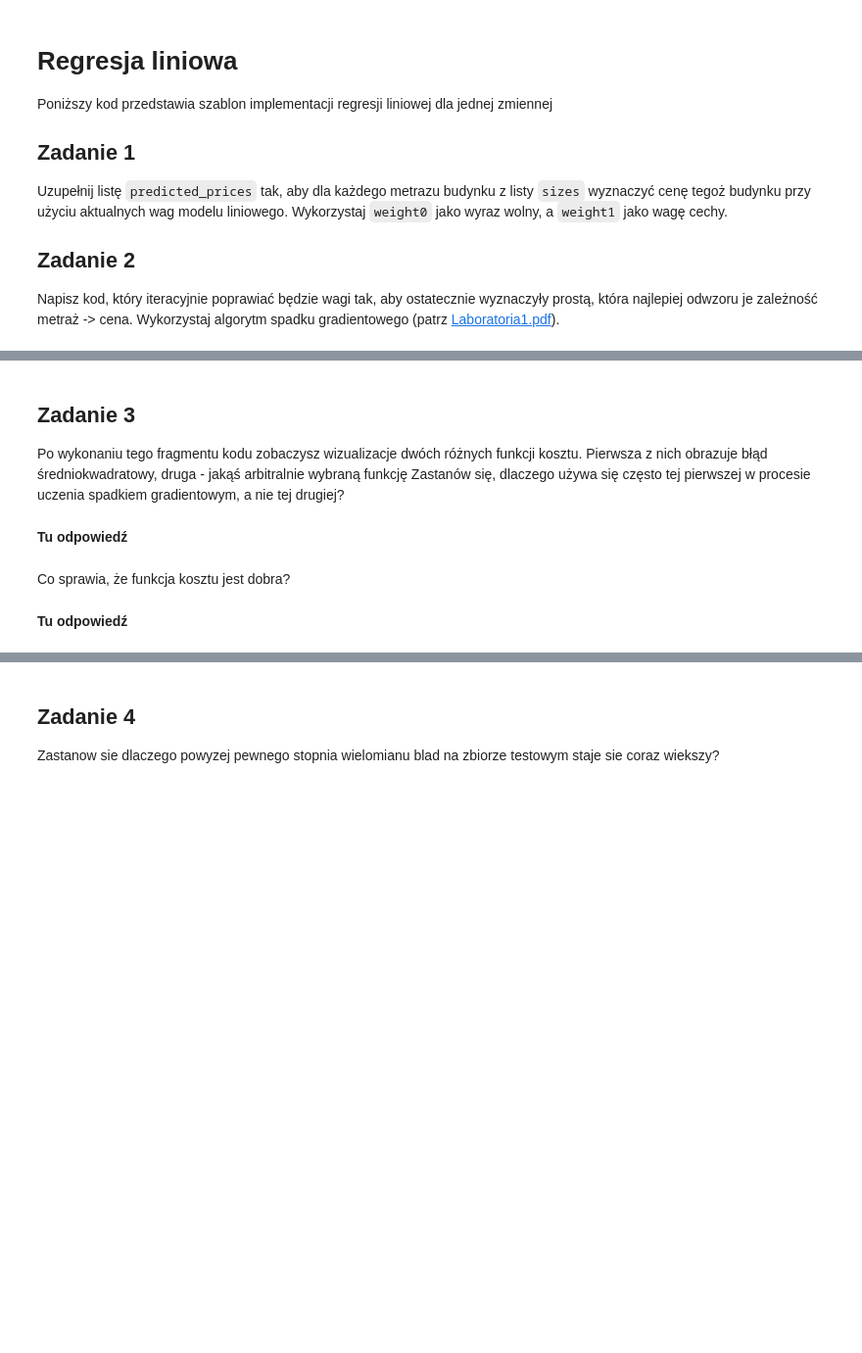
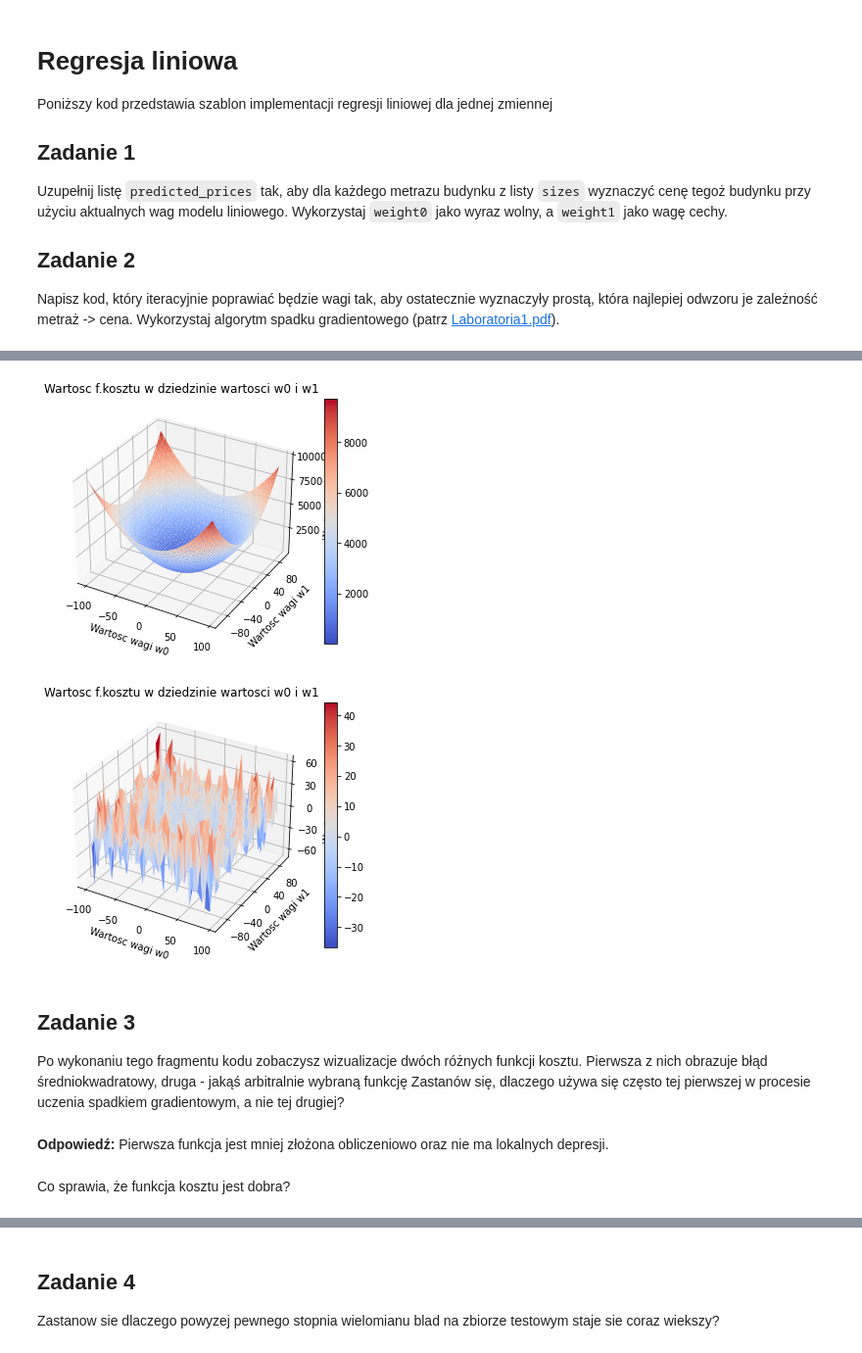
Before and after one commit to Mimikkk/__si-2021, a Jupyter notebook: src/lab1.ipynb, the cells around one changed output, grey strips where cells are left out. Shown: that part at 98% size. Drawn from its saved outputs; the diff is of its cells as text; code cells hidden in the pictures; blank space fills up the shorter version.

```diff
--- a/src/lab1.ipynb
+++ b/src/lab1.ipynb
@@ -38,37 +68,41 @@ print("Wyznaczone wartości wag -> w0:", weight0, "w1:", weight1)
 # %%
 from utils import visualize_cost_function
 import numpy as np
 
-def loss_function(sizes, prices, weight0, weight1):
-    predictions = [weight0 + weight1*sizes[i] for i in range(len(prices))]
-    return sum([(predictions[i] - prices[i])**2 for i in range(len(prices))])/(2*len(prices))
+def loss_function(sizes, prices, w0, w1):
+  predictions = [w0 + w1 * sizes[i] for i in range(len(prices))]
+  return sum([(predictions[i] - prices[i]) ** 2 for i in range(len(prices))]) / (2 * len(prices))
 
 
-def loss_function2(sizes, prices, weight0, weight1):
-    predictions = [weight0 + weight1*sizes[i] for i in range(len(prices))]
-    return sum([(np.sin(predictions[i]/prices[i]**2) * (predictions[i]*prices[i]**3)) for i in range(len(prices))])/(2*len(prices))
+def loss_function2(sizes, prices, w0, w1):
+  predictions = [w0 + w1 * sizes[i] for i in range(len(prices))]
+  return sum(
+    [(np.sin(predictions[i] / prices[i] ** 2) * (predictions[i] * prices[i] ** 3)) for i in range(len(prices))]) / (
+             2 * len(prices))
 
 
 #Poniższy kod wyznacza wartości funkcji kosztu w dziedzinie wartości atrybutów w0 i w1
 w0_values = np.arange(-10, 10, 0.5)
 w1_values = np.arange(-10, 10, 0.5)
 
 sizes_transformed = ((sizes - np.mean(sizes)) / np.std(sizes)).reshape(-1)
 prices_transformed = ((prices - np.mean(prices)) / np.std(prices)).reshape(-1)
 
 w0_values = np.arange(-100, 100, 5)
 w1_values = np.arange(-100, 100, 5)
 
 visualize_cost_function(sizes_transformed, prices_transformed, w0_values, w1_values, loss_function)
 visualize_cost_function(sizes_transformed, prices_transformed, w0_values, w1_values, loss_function2)
+# %% [output]
+[figure, added]
+[figure, added]
 # %% [markdown]
 ## Zadanie 3
 Po wykonaniu tego fragmentu kodu zobaczysz wizualizacje dwóch różnych funkcji kosztu.
 Pierwsza z nich obrazuje błąd średniokwadratowy, druga - jakąś arbitralnie wybraną funkcję
 Zastanów się, dlaczego używa się często tej pierwszej w procesie uczenia spadkiem gradientowym, a nie tej drugiej?
-# %% [markdown]
-**Tu odpowiedź**
+# %% [markdown]
+**Odpowiedź:**
+Pierwsza funkcja jest mniej złożona obliczeniowo oraz nie ma lokalnych depresji.
 # %% [markdown]
 Co sprawia, że funkcja kosztu jest dobra?
-# %% [markdown]
-**Tu odpowiedź**
```
Also changed, not shown: parts of 10 cells of this notebook.
